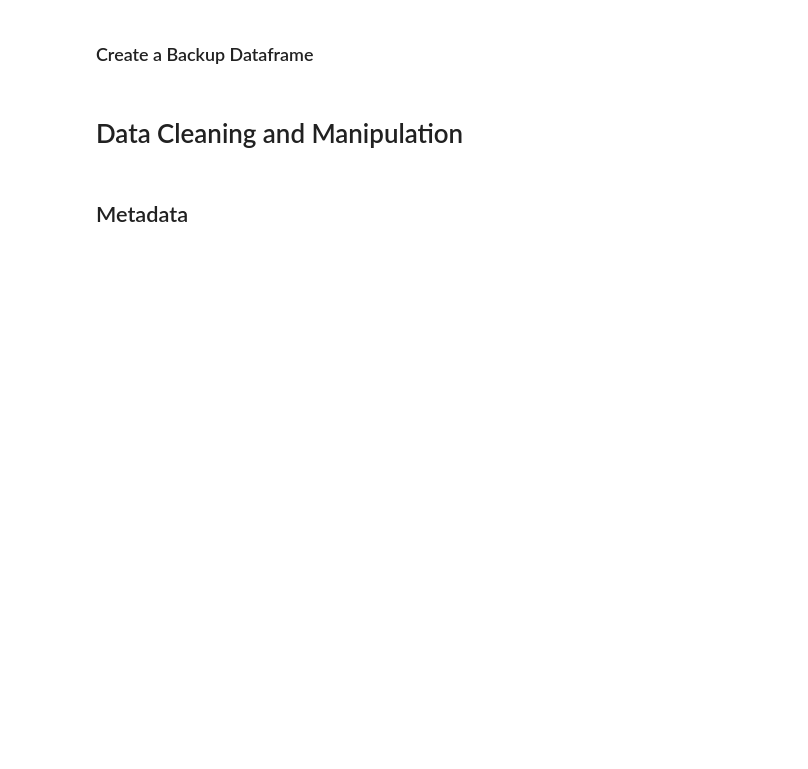
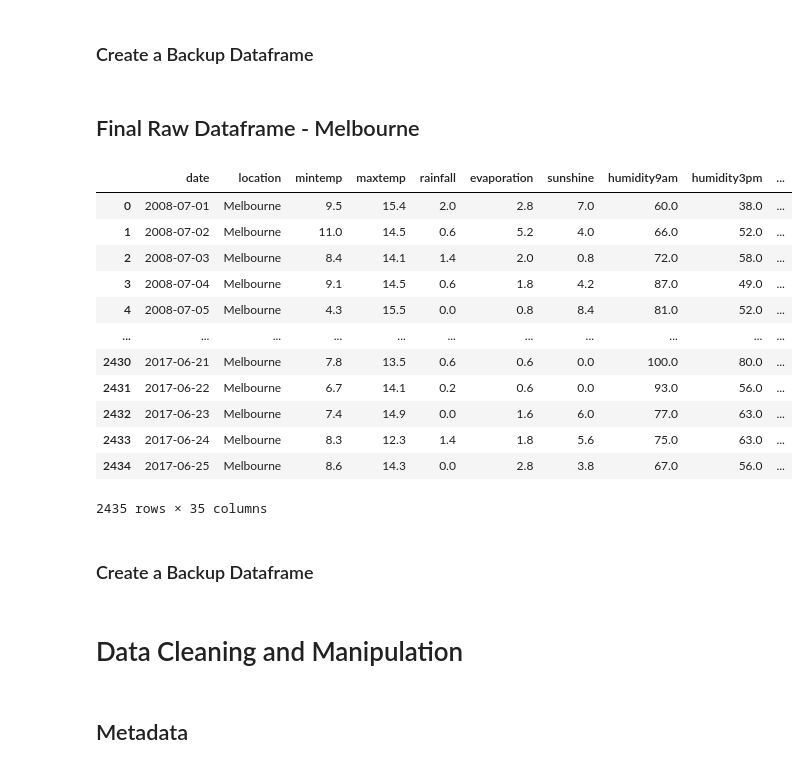
Before and after one commit to gabrielanakasato/rain-prediction, a Jupyter notebook: rain-prediction.ipynb, the cells around one changed output. Drawn from its saved outputs; the diff is of its cells as text; code cells hidden in the pictures; blank space fills up the shorter version.

```diff
--- a/rain-prediction.ipynb
+++ b/rain-prediction.ipynb
@@ -133,3 +141,27 @@ df_ma
 ### Create a Backup Dataframe
 # %%
 df_ma_bkp = df_ma.copy()
+# %% [markdown]
+## Final Raw Dataframe - Melbourne
+# %%
+# Filter the dataset
+df_m = df.query('location == "Melbourne"').reset_index(drop=True)
+
+# Check the result
+df_m
+# %% [output]
+|  | date | location | mintemp | maxtemp | rainfall | evaporation | sunshine | humidity9am | humidity3pm | ... |
+| 0 | 2008-07-01 | Melbourne | 9.5 | 15.4 | 2.0 | 2.8 | 7.0 | 60.0 | 38.0 | ... |
+| 1 | 2008-07-02 | Melbourne | 11.0 | 14.5 | 0.6 | 5.2 | 4.0 | 66.0 | 52.0 | ... |
+| 2 | 2008-07-03 | Melbourne | 8.4 | 14.1 | 1.4 | 2.0 | 0.8 | 72.0 | 58.0 | ... |
+| 3 | 2008-07-04 | Melbourne | 9.1 | 14.5 | 0.6 | 1.8 | 4.2 | 87.0 | 49.0 | ... |
+| 4 | 2008-07-05 | Melbourne | 4.3 | 15.5 | 0.0 | 0.8 | 8.4 | 81.0 | 52.0 | ... |
+| ... | ... | ... | ... | ... | ... | ... | ... | ... | ... | ... |
+| 2430 | 2017-06-21 | Melbourne | 7.8 | 13.5 | 0.6 | 0.6 | 0.0 | 100.0 | 80.0 | ... |
+| 2431 | 2017-06-22 | Melbourne | 6.7 | 14.1 | 0.2 | 0.6 | 0.0 | 93.0 | 56.0 | ... |
+| 2432 | 2017-06-23 | Melbourne | 7.4 | 14.9 | 0.0 | 1.6 | 6.0 | 77.0 | 63.0 | ... |
+| 2433 | 2017-06-24 | Melbourne | 8.3 | 12.3 | 1.4 | 1.8 | 5.6 | 75.0 | 63.0 | ... |
+| 2434 | 2017-06-25 | Melbourne | 8.6 | 14.3 | 0.0 | 2.8 | 3.8 | 67.0 | 56.0 | ... |
+2435 rows × 35 columns
+# %% [markdown]
+### Create a Backup Dataframe
```
Also changed, not shown: parts of 20 cells of this notebook.
